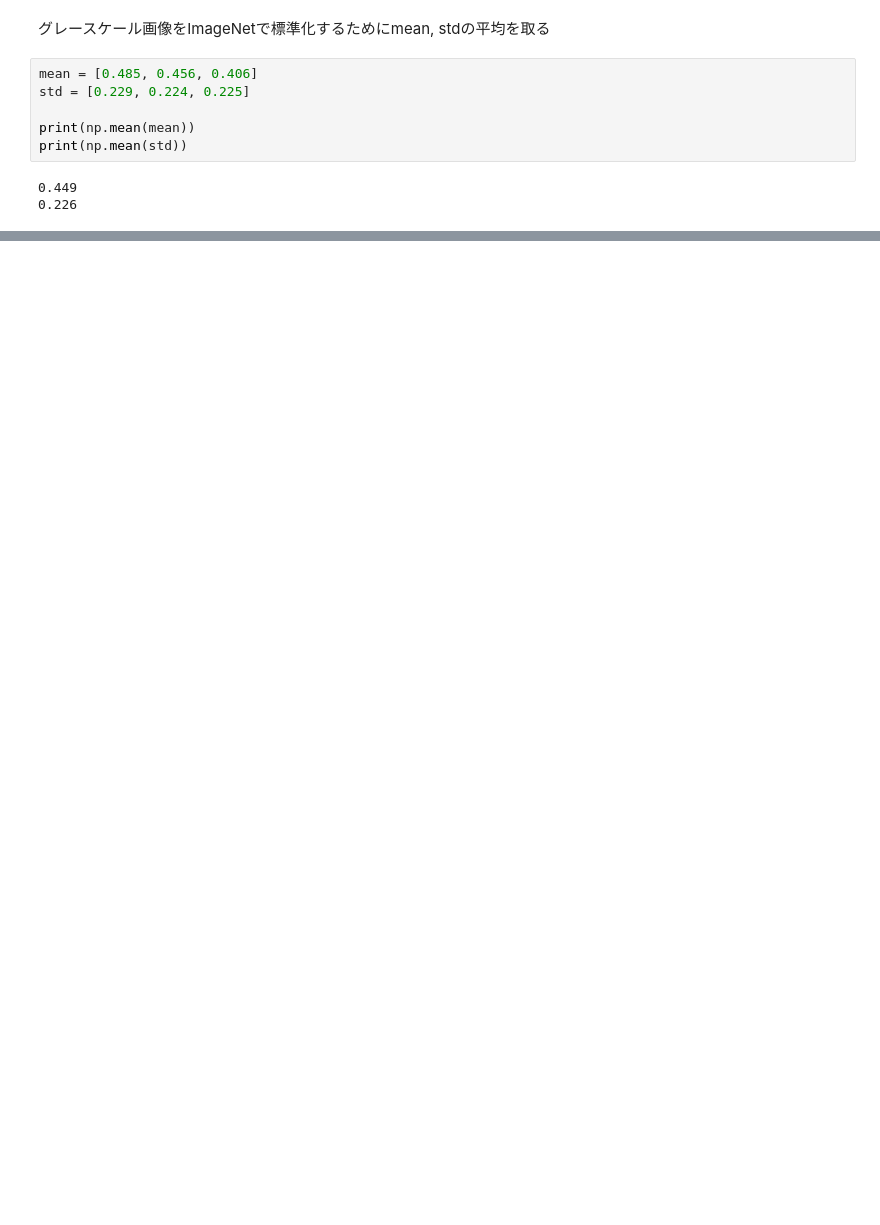
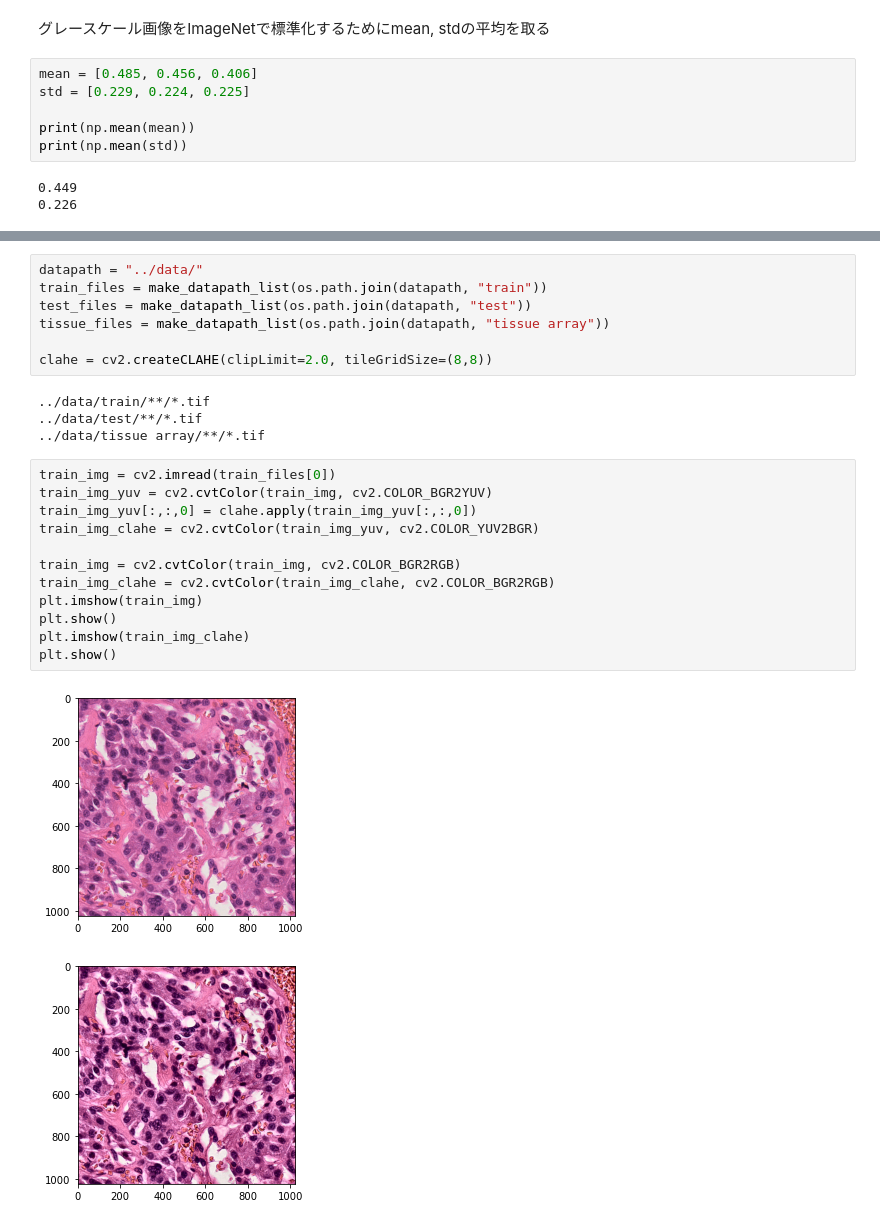
Before and after one commit to yochimonji/thyroid, a Jupyter notebook: classification/notebook/eda.ipynb, the cells around one changed output, grey strips where cells are left out. Saved outputs shown, nothing was run; the diff lists cells and outputs as text; blank space fills up the shorter version.

Commit message:
update:CLAHEをした

```diff
--- a/classification/notebook/eda.ipynb
+++ b/classification/notebook/eda.ipynb
@@ -225,0 +231,26 @@ plt.imshow(train_exp_gray, cmap="gray")
+# %%
+datapath = "../data/"
+train_files = make_datapath_list(os.path.join(datapath, "train"))
+test_files = make_datapath_list(os.path.join(datapath, "test"))
+tissue_files = make_datapath_list(os.path.join(datapath, "tissue array"))
+
+clahe = cv2.createCLAHE(clipLimit=2.0, tileGridSize=(8,8))
+# %% [output]
+../data/train/**/*.tif
+../data/test/**/*.tif
+../data/tissue array/**/*.tif
+# %%
+train_img = cv2.imread(train_files[0])
+train_img_yuv = cv2.cvtColor(train_img, cv2.COLOR_BGR2YUV)
+train_img_yuv[:,:,0] = clahe.apply(train_img_yuv[:,:,0])
+train_img_clahe = cv2.cvtColor(train_img_yuv, cv2.COLOR_YUV2BGR)
+
+train_img = cv2.cvtColor(train_img, cv2.COLOR_BGR2RGB)
+train_img_clahe = cv2.cvtColor(train_img_clahe, cv2.COLOR_BGR2RGB)
+plt.imshow(train_img)
+plt.show()
+plt.imshow(train_img_clahe)
+plt.show()
+# %% [output]
+[figure, added]
+[figure, added]
```
Also changed, not shown: parts of 13 cells of this notebook.
